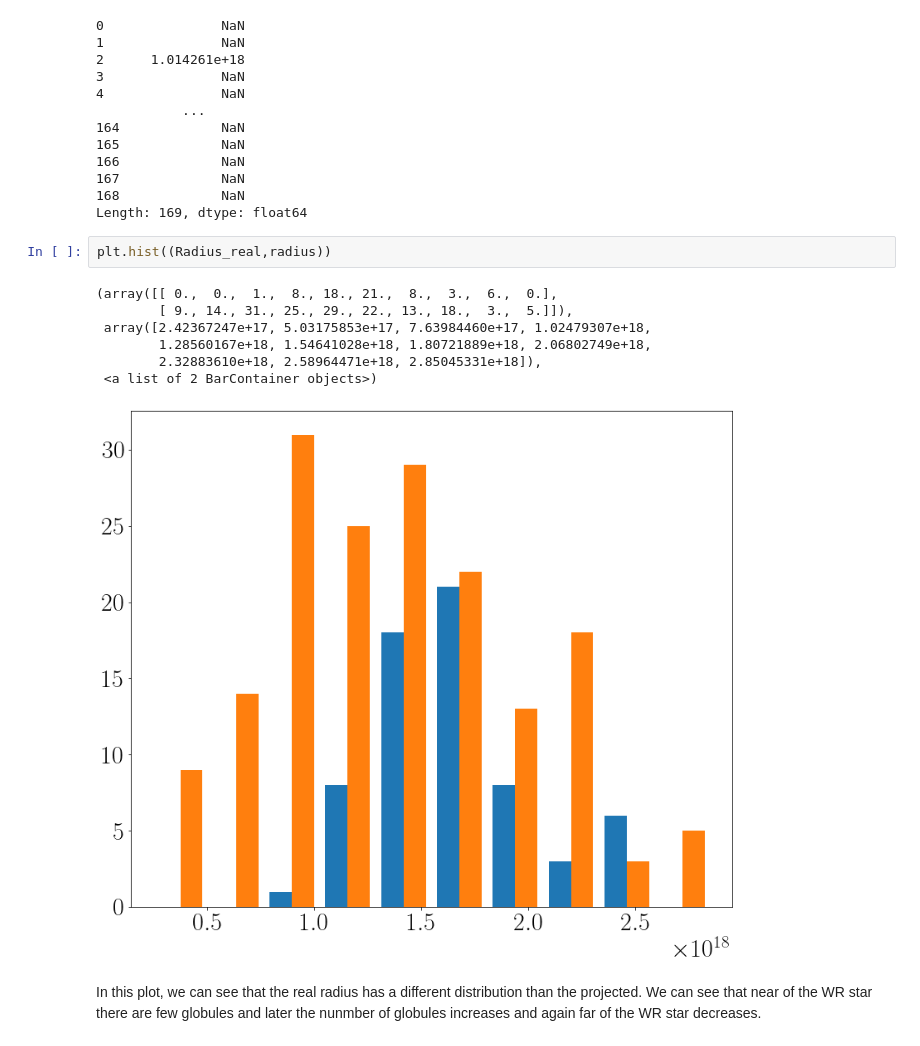
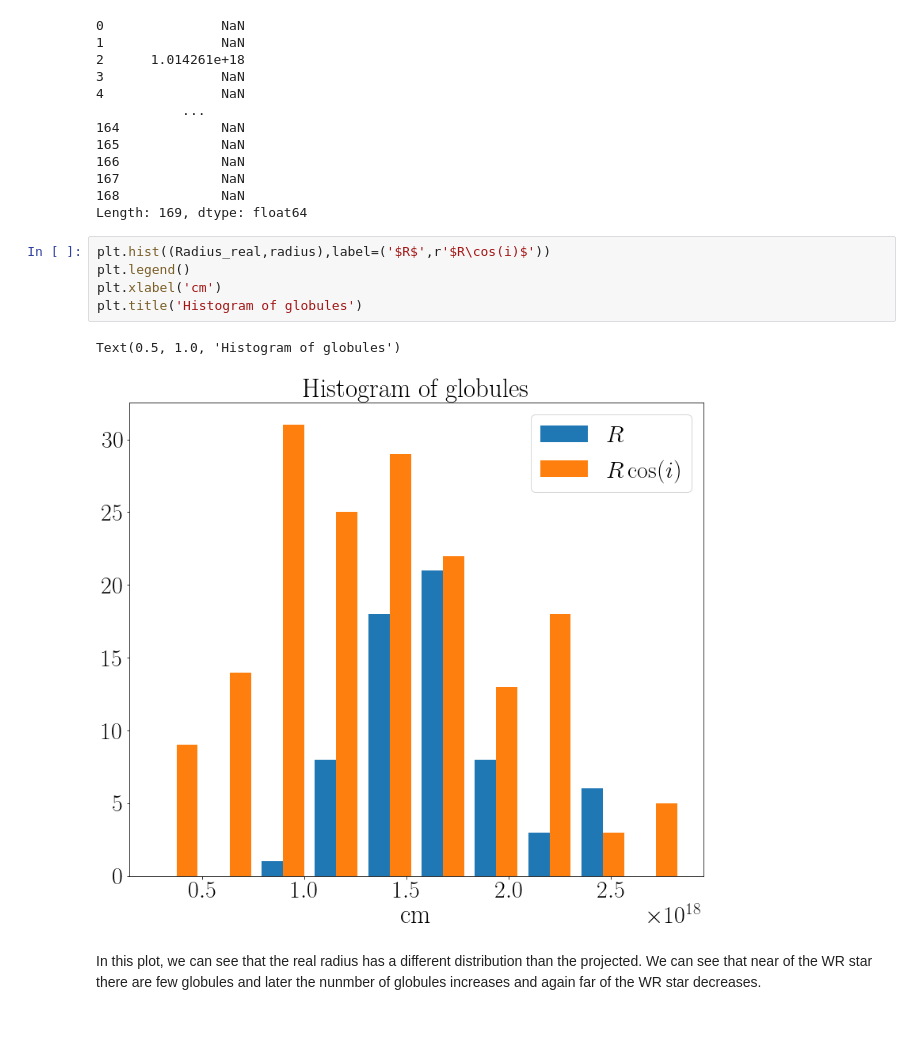
Before and after one commit to will-henney/globule-seminario, a Jupyter notebook: roberto-notebooks/parameters for the globules in M1-67.ipynb, the cells around one changed output. Drawn from its saved outputs; the diff is of its cells as text.

```diff
--- a/roberto-notebooks/parameters for the globules in M1-67.ipynb
+++ b/roberto-notebooks/parameters for the globules in M1-67.ipynb
@@ -477,16 +481,14 @@ Radius_real
 167             NaN
 168             NaN
 Length: 169, dtype: float64
-# %%
-plt.hist((Radius_real,radius))
-# %% [output]
-(array([[ 0.,  0.,  1.,  8., 18., 21.,  8.,  3.,  6.,  0.],
-        [ 9., 14., 31., 25., 29., 22., 13., 18.,  3.,  5.]]),
- array([2.42367247e+17, 5.03175853e+17, 7.63984460e+17, 1.02479307e+18,
-        1.28560167e+18, 1.54641028e+18, 1.80721889e+18, 2.06802749e+18,
-        2.32883610e+18, 2.58964471e+18, 2.85045331e+18]),
- <a list of 2 BarContainer objects>)
-[figure, removed]
+# %%
+plt.hist((Radius_real,radius),label=('$R$',r'$R\cos(i)$'))
+plt.legend()
+plt.xlabel('cm')
+plt.title('Histogram of globules')
+# %% [output]
+Text(0.5, 1.0, 'Histogram of globules')
+[figure, added]
 # %% [markdown]
 In this plot, we can see that the real radius has a different distribution than the projected. We can see that near of the WR star there are few globules and later the nunmber of globules increases and again far of the WR star decreases.
 # %% [markdown]
```
Also changed, not shown: parts of 15 cells of this notebook, 5 other files.
